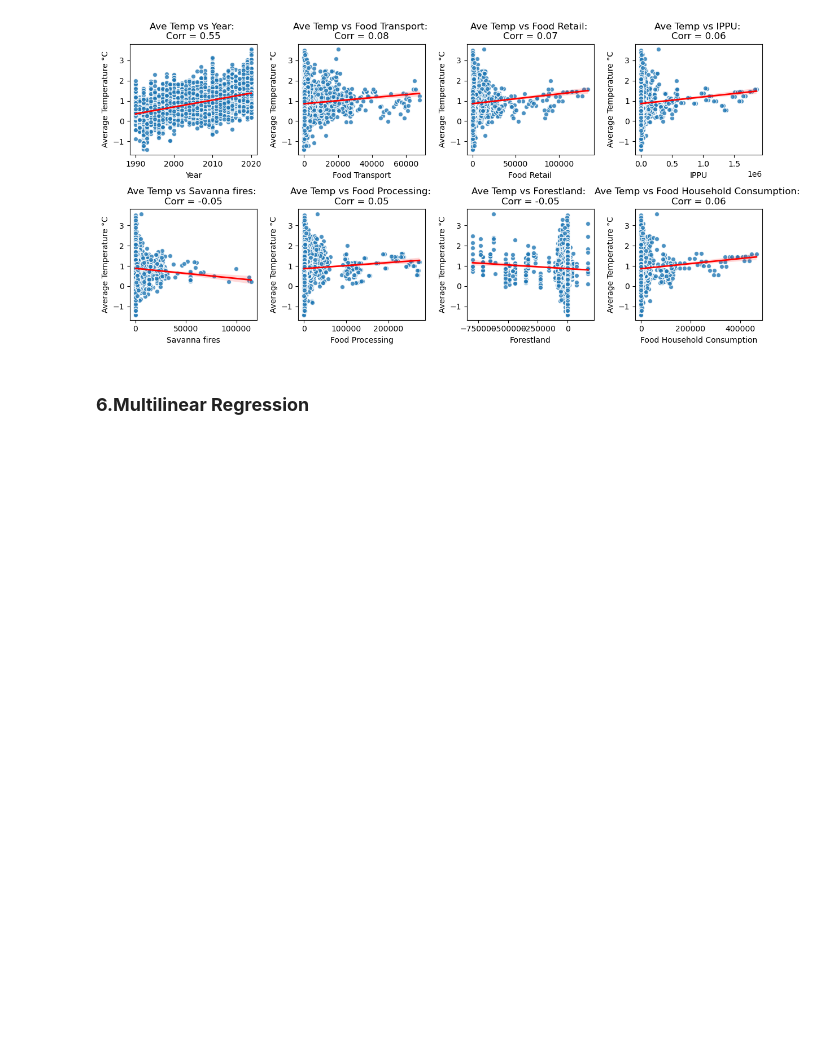
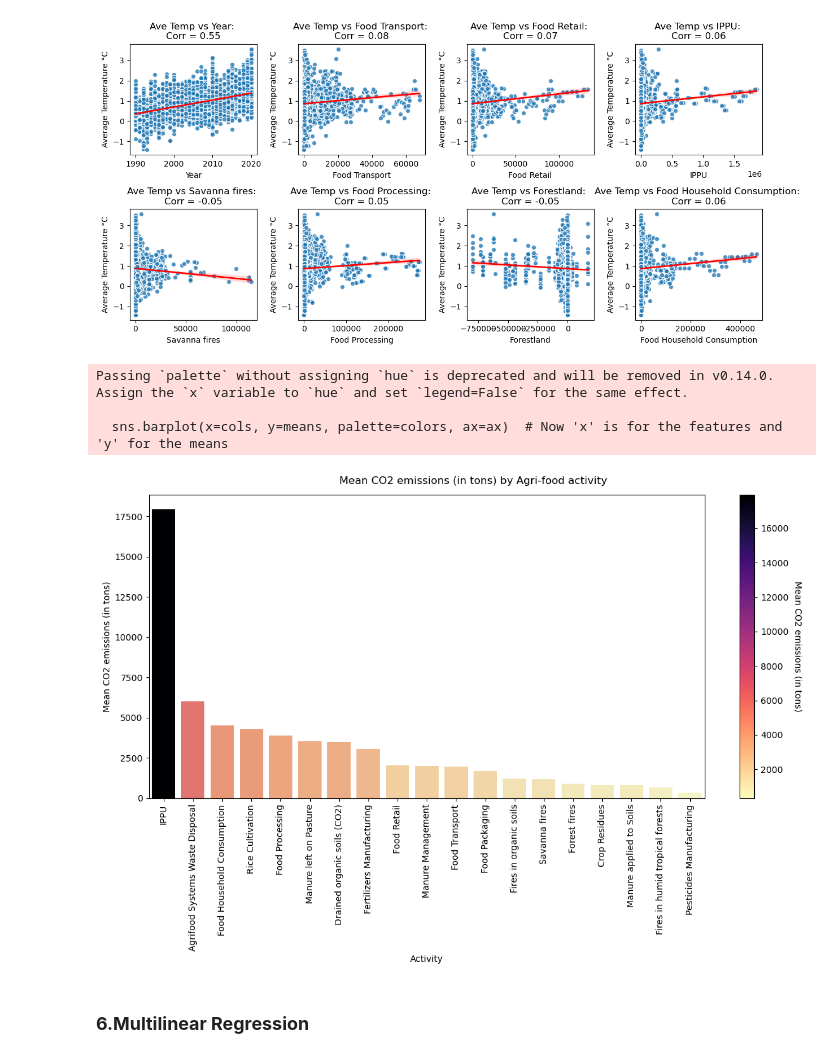
Before and after one commit to VrishtiSingh/RegressionExplorers24Team6, a Jupyter notebook: co2_emissions.ipynb, the cells around one changed output. Saved outputs shown, nothing was run; the diff lists cells and outputs as text; code cells hidden in the pictures; blank space fills up the shorter version.

```diff
--- a/co2_emissions.ipynb
+++ b/co2_emissions.ipynb
@@ -278,6 +283,50 @@ plt.tight_layout()
 plt.show()
 # %% [output]
 [figure]
+# %%
+
+
+# Filter the dataset
+temp = df.iloc[:, 2:-7].copy()  # Exclude the first two columns (Area and Year) and the last seven columns
+delete_list = ['Forestland', 'Net Forest conversion', 'On-farm Electricity Use']  # Exclude non-relevant features
+temp = temp.drop(delete_list, axis=1)
+
+# Calculate the mean annual values and sort in descending order
+means = temp.mean()
+means.sort_values(ascending=False, inplace=True)
+cols = means.index  # Extract the feature names (columns)
+
+# Create gradient colors based on the mean values
+norm = Normalize(vmin=means.min(), vmax=means.max())
+cmap = plt.cm.magma_r  # You can change the colormap if you like
+colors = cmap(norm(means))
+
+# Create the vertical barplot
+fig, ax = plt.subplots(figsize=(12, 8))  # Adjust the figure size for vertical bars
+sns.barplot(x=cols, y=means, palette=colors, ax=ax)  # Now 'x' is for the features and 'y' for the means
+
+# Add colorbar for the gradient
+sm = ScalarMappable(cmap=cmap, norm=norm)
+sm.set_array([])  # Empty array for ScalarMappable
+cbar = fig.colorbar(sm, ax=ax)
+cbar.set_label('Mean CO2 emissions (in tons)', rotation=270, labelpad=15)
+
+# Add labels and titles
+ax.set_xlabel("Activity")
+ax.set_ylabel("Mean CO2 emissions (in tons)")
+fig.suptitle('Mean CO2 emissions (in tons) by Agri-food activity')
+
+# Improve layout and aesthetics
+plt.xticks(rotation=90)  # Rotate x-axis labels for better readability
+plt.tight_layout()
+
+# Display the plot
+plt.show()
+# %% [output]
+Passing `palette` without assigning `hue` is deprecated and will be removed in v0.14.0. Assign the `x` variable to `hue` and set `legend=False` for the same effect.
+
+  sns.barplot(x=cols, y=means, palette=colors, ax=ax)  # Now 'x' is for the features and 'y' for the means
+[figure, added]
 # %% [markdown]
 ### **6.Multilinear Regression**
 # %% [markdown]
```
Also changed, not shown: parts of 25 cells of this notebook, 2 other files.
